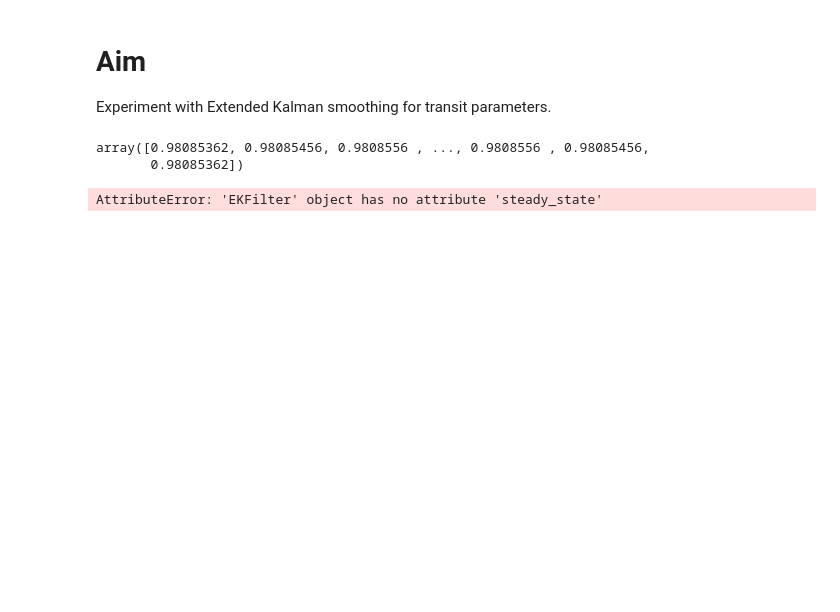
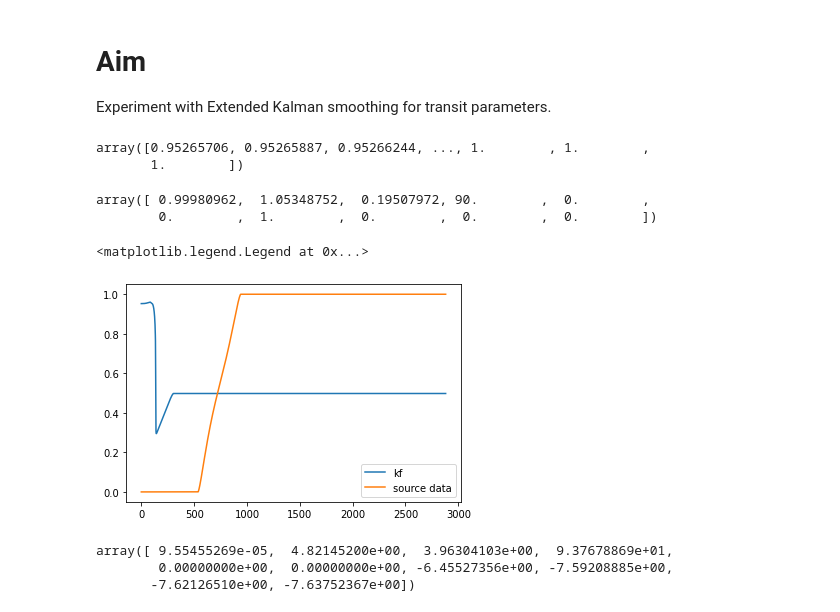
Before and after one commit to aditya-sengupta/tesscomp-prototyping, a Jupyter notebook: notebooks/ekf_lc_smoothing.ipynb, the cells around one changed output. Drawn from its saved outputs; the diff is of its cells as text; code cells hidden in the pictures; blank space fills up the shorter version.

```diff
--- a/notebooks/ekf_lc_smoothing.ipynb
+++ b/notebooks/ekf_lc_smoothing.ipynb
@@ -63,35 +63,16 @@ def batman_to_partial_state(params):
 
 def compute_lightcurve(state):
     global params, model_flux
-    params.per, params.rp, params.inc, params.ecc, params.w = state[2:7]
+    params.per, params.rp, params.inc, params.ecc, params.w = state[1:6]
     params.a = get_a(params.per, mstar)
-    params.u = state[7:]
+    params.u = state[6:]
     model_flux = m.light_curve(params)
     return model_flux
-
-def lightcurve_state_transition(state):
-    '''
-    Takes in a state: [flux, t_idx, period, prad, incl, ecc, omega, *limbdark1-4].
-    Returns the state at the next timestep.
-    '''
-    if len(state.shape) > 1:
-        # passing in an array from the Jacobian
-        return np.vstack([lightcurve_state_transition(row) for row in state])
-    if not np.allclose(batman_to_partial_state(params), state[2:]):
-        # the Kalman update did something that'll need to be changed in the light curve
-        compute_lightcurve(state)
-    state[1] = (state[1] + 1) % len(t) # time index
-    state[0] = model_flux[int(state[1])]
-    return state
-
-def lightcurve_measure(state):
-    return state[0] # and PRFs and stuff later
 
 # add in a discretization error term
 
 Q = np.diag([
     err_flux, # var(flux) = variance of batman model flux + inherent variance
-    0, # time index: no error.
     eps, # var(period) between timesteps, should be small
     eps, # var(prad)
     eps, # var(inc)
@@ -115,19 +96,3 @@ else:
     np.save("flux_{}.npy".format(star_id), lc_flux)
 
 # TIC Contamination Ratio	0.05501
-# %%
-lightcurve_filter = EKFilter(f=lightcurve_state_transition, Q=Q, h=lightcurve_measure, R=R, state=np.array([
-    lc_flux[0],
-    0,
-    params.per,
-    params.rp, # normalized prad
-    90.,
-    0.,
-    0.,
-    *[1.,0.,0.,0.]
-], dtype=np.float64))
-
-compute_lightcurve(lightcurve_filter.state)
-# %% [output]
-array([0.98085362, 0.98085456, 0.9808556 , ..., 0.9808556 , 0.98085456,
-       0.98085362])
@@ -134,13 +143,33 @@ array([0.98085362, 0.98085456, 0.9808556 , ..., 0.9808556 , 0.98085456,
+# %%
+lcfilter = LightcurveKFilter(Q, R)
+# %%
+compute_lightcurve(lcfilter.state)
+# %% [output]
+array([0.95265706, 0.95265887, 0.95266244, ..., 1.        , 1.        ,
+       1.        ])
+# %%
+lcfilter.state
+# %% [output]
+array([ 0.99980962,  1.05348752,  0.19507972, 90.        ,  0.        ,
+        0.        ,  1.        ,  0.        ,  0.        ,  0.        ])
 # %%
+lcfilter.reset()
 num_steps = 2881
 kf_test_results = np.empty(num_steps)
 for i in tqdm.trange(num_steps):
-    lightcurve_filter.predict()
-    lightcurve_filter.update(model_flux[i])
-    kf_test_results[i] = lightcurve_measure(lightcurve_filter.state)
+    lcfilter.predict(mutate=False)
+    lcfilter.update(model_flux[i])
+    kf_test_results[i] = lcfilter.measure()
 
 plt.plot(kf_test_results, label='kf')
 plt.plot(model_flux[:num_steps], label='source data')
 plt.legend()
 # %% [output]
-AttributeError: 'EKFilter' object has no attribute 'steady_state'
+<matplotlib.legend.Legend at 0x...>
+[figure, added]
+# %%
+lcfilter.f(lcfilter.state)
+# %% [output]
+array([ 9.55455269e-05,  4.82145200e+00,  3.96304103e+00,  9.37678869e+01,
+        0.00000000e+00,  0.00000000e+00, -6.45527356e+00, -7.59208885e+00,
+       -7.62126510e+00, -7.63752367e+00])
```
Also changed, not shown: parts of 7 cells of this notebook, 2 other files.
